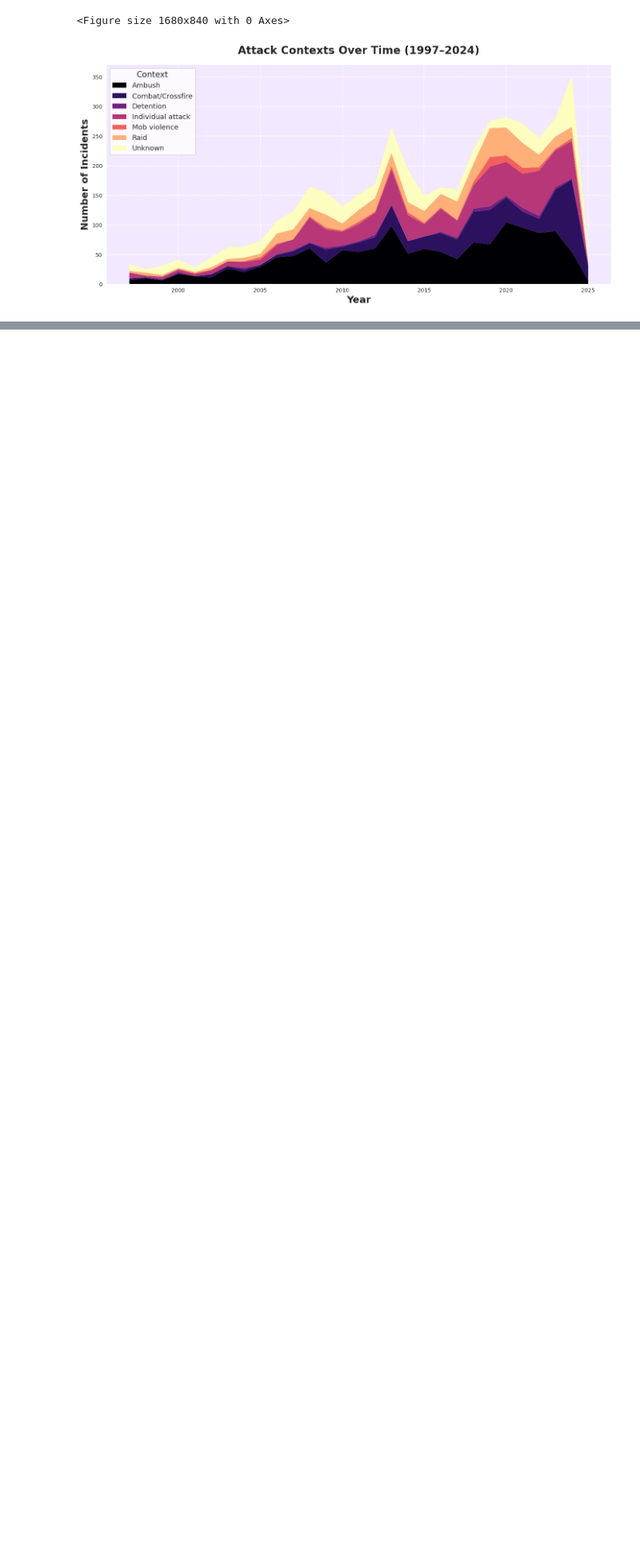
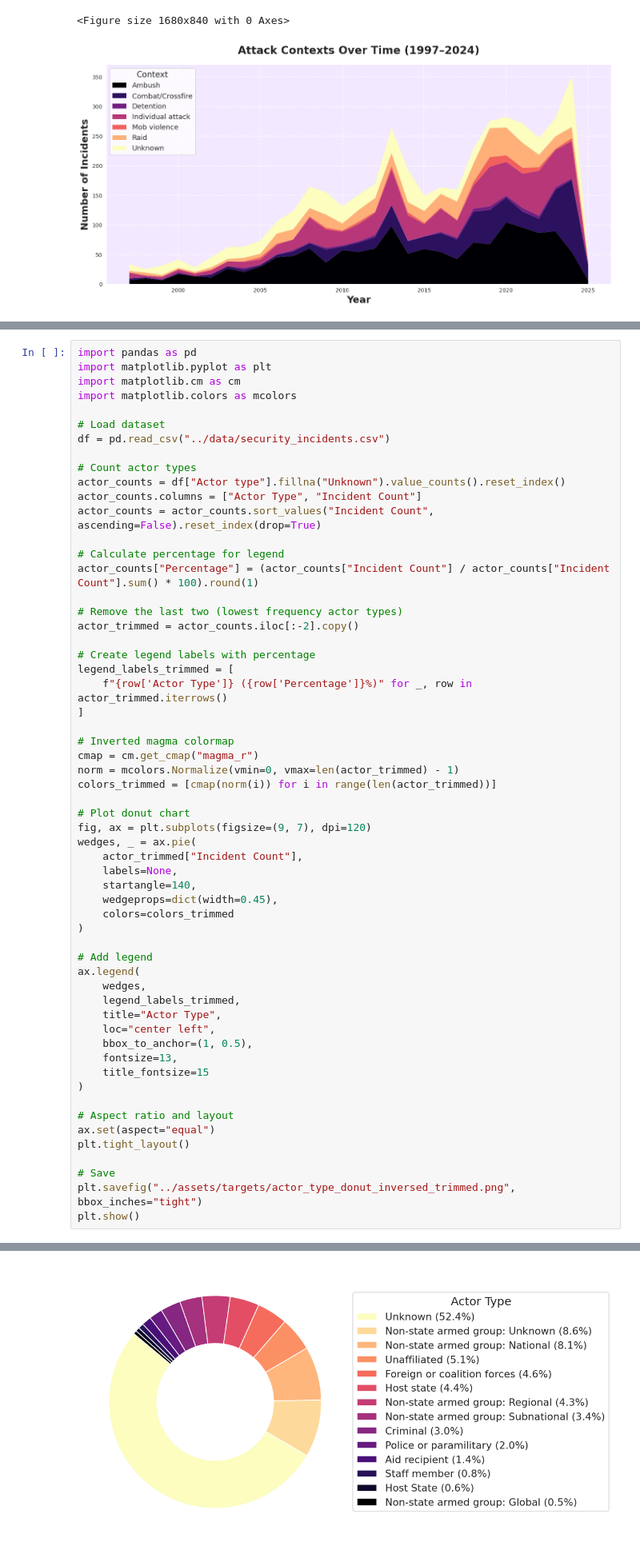
Before and after one commit to platinumfishes/data_visualization_project_2025, a Jupyter notebook: code/eda.ipynb, the cells around one changed output, grey strips where cells are left out. Shown at 80% size. Cells and saved outputs as stored; diff of their text form; blank space fills up the shorter version.

```diff
--- a/code/eda.ipynb
+++ b/code/eda.ipynb
@@ -566,0 +731,59 @@ The get_cmap function was deprecated in Matplotlib 3.7 and will be removed in 3.
+# %%
+import pandas as pd
+import matplotlib.pyplot as plt
+import matplotlib.cm as cm
+import matplotlib.colors as mcolors
+
+# Load dataset
+df = pd.read_csv("../data/security_incidents.csv")
+
+# Count actor types
+actor_counts = df["Actor type"].fillna("Unknown").value_counts().reset_index()
+actor_counts.columns = ["Actor Type", "Incident Count"]
+actor_counts = actor_counts.sort_values("Incident Count", ascending=False).reset_index(drop=True)
+
+# Calculate percentage for legend
+actor_counts["Percentage"] = (actor_counts["Incident Count"] / actor_counts["Incident Count"].sum() * 100).round(1)
+
+# Remove the last two (lowest frequency actor types)
+actor_trimmed = actor_counts.iloc[:-2].copy()
+
+# Create legend labels with percentage
+legend_labels_trimmed = [
+    f"{row['Actor Type']} ({row['Percentage']}%)" for _, row in actor_trimmed.iterrows()
+]
+
+# Inverted magma colormap
+cmap = cm.get_cmap("magma_r")
+norm = mcolors.Normalize(vmin=0, vmax=len(actor_trimmed) - 1)
+colors_trimmed = [cmap(norm(i)) for i in range(len(actor_trimmed))]
+
+# Plot donut chart
+fig, ax = plt.subplots(figsize=(9, 7), dpi=120)
+wedges, _ = ax.pie(
+    actor_trimmed["Incident Count"],
+    labels=None,
+    startangle=140,
+    wedgeprops=dict(width=0.45),
+    colors=colors_trimmed
+)
+
+# Add legend
+ax.legend(
+    wedges,
+    legend_labels_trimmed,
+    title="Actor Type",
+    loc="center left",
+    bbox_to_anchor=(1, 0.5),
+    fontsize=13,
+    title_fontsize=15
+)
+
+# Aspect ratio and layout
+ax.set(aspect="equal")
+plt.tight_layout()
+
+# Save
+plt.savefig("../assets/targets/actor_type_donut_inversed_trimmed.png", bbox_inches="tight")
+plt.show()
+# %% [output]
@@ -566,0 +791 @@ The get_cmap function was deprecated in Matplotlib 3.7 and will be removed in 3.
+[figure, added]
```
Also changed, not shown: parts of 6 cells of this notebook, 31 other files.
